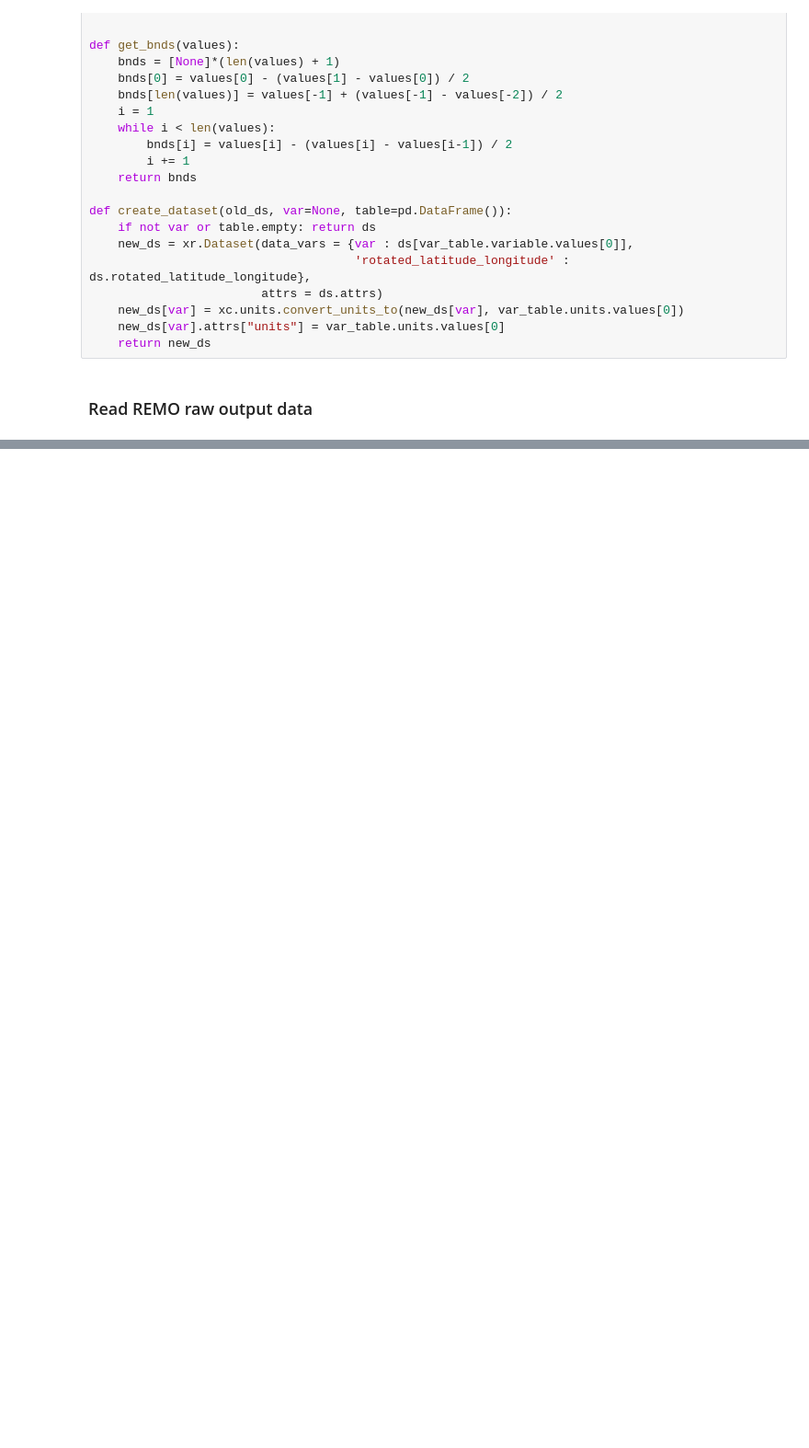
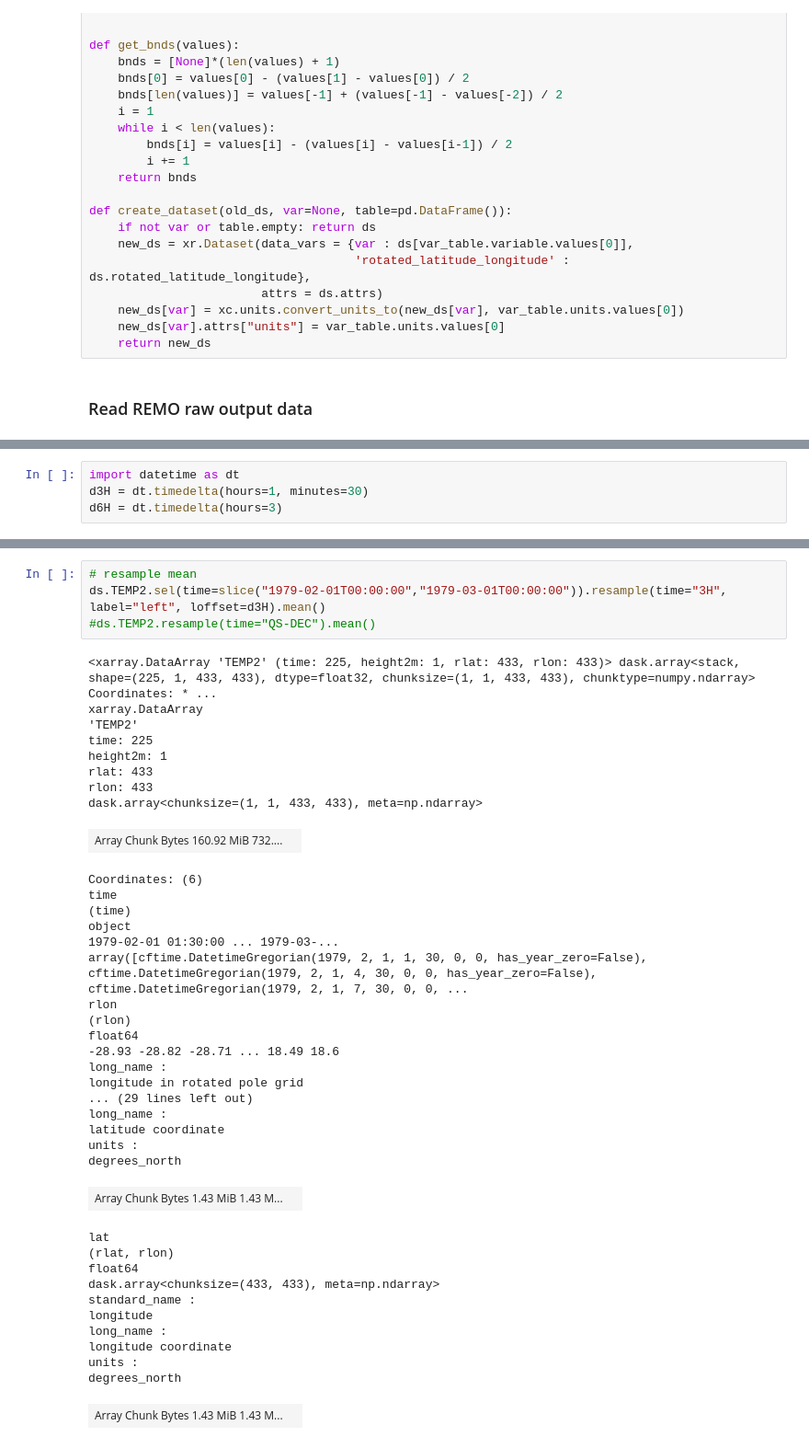
Before and after one commit to remo-rcm/pyremo, a Jupyter notebook: notebooks/remo-cmor-dev.ipynb, the cells around one changed output, grey strips where cells are left out. Shown at 92% size. Saved outputs shown, nothing was run; the diff lists cells and outputs as text; blank space fills up the shorter version.

```diff
--- a/notebooks/remo-cmor-dev.ipynb
+++ b/notebooks/remo-cmor-dev.ipynb
@@ -532,0 +343,4 @@ ds_cmor = xr.open_dataset(filename)
+# %%
+import datetime as dt
+d3H = dt.timedelta(hours=1, minutes=30)
+d6H = dt.timedelta(hours=3)
@@ -532,0 +554,43 @@ ds_cmor = xr.open_dataset(filename)
+# %%
+# resample mean
+ds.TEMP2.sel(time=slice("1979-02-01T00:00:00","1979-03-01T00:00:00")).resample(time="3H", label="left", loffset=d3H).mean()
+#ds.TEMP2.resample(time="QS-DEC").mean()
+# %% [output]
+<xarray.DataArray 'TEMP2' (time: 225, height2m: 1, rlat: 433, rlon: 433)> dask.array<stack, shape=(225, 1, 433, 433), dtype=float32, chunksize=(1, 1, 433, 433), chunktype=numpy.ndarray> Coordinates: * ...
+xarray.DataArray
+'TEMP2'
+time: 225
+height2m: 1
+rlat: 433
+rlon: 433
+dask.array<chunksize=(1, 1, 433, 433), meta=np.ndarray>
+| Array Chunk Bytes 160.92 MiB 732.... |  |
+Coordinates: (6)
+time
+(time)
+object
+1979-02-01 01:30:00 ... 1979-03-...
+array([cftime.DatetimeGregorian(1979, 2, 1, 1, 30, 0, 0, has_year_zero=False), cftime.DatetimeGregorian(1979, 2, 1, 4, 30, 0, 0, has_year_zero=False), cftime.DatetimeGregorian(1979, 2, 1, 7, 30, 0, 0, ...
+rlon
+(rlon)
+float64
+-28.93 -28.82 -28.71 ... 18.49 18.6
+long_name :
+longitude in rotated pole grid
+... (29 lines left out)
+long_name :
+latitude coordinate
+units :
+degrees_north
+| Array Chunk Bytes 1.43 MiB 1.43 M... |  |
+lat
+(rlat, rlon)
+float64
+dask.array<chunksize=(433, 433), meta=np.ndarray>
+standard_name :
+longitude
+long_name :
+longitude coordinate
+units :
+degrees_north
+| Array Chunk Bytes 1.43 MiB 1.43 M... |  |
```
Also changed, not shown: parts of 52 cells of this notebook, 5 other files.
